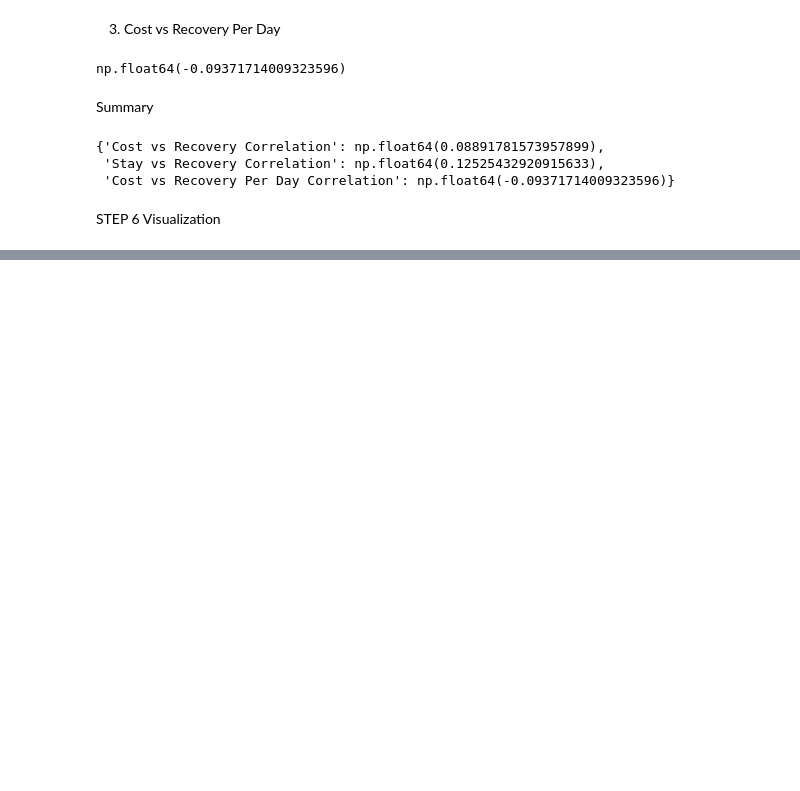
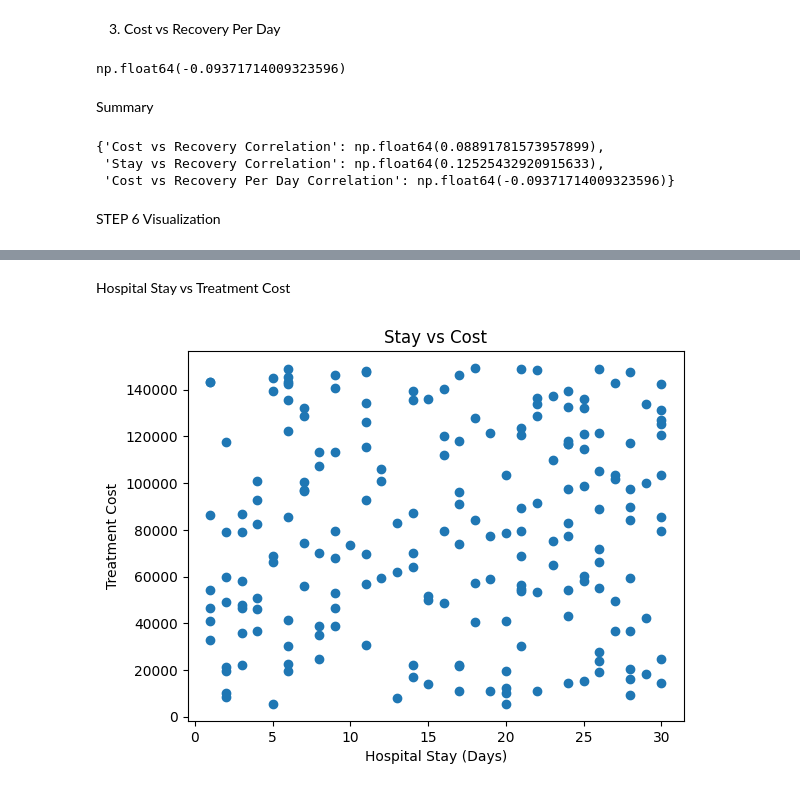
Before and after one commit to Prasannabade13/HEOR-Healthcare-Economics-and-Outcomes-Research-, a Jupyter notebook: HEOR.ipynb, the cells around one changed output, grey strips where cells are left out. Drawn from its saved outputs; the diff is of its cells as text; code cells hidden in the pictures; blank space fills up the shorter version.

```diff
--- a/HEOR.ipynb
+++ b/HEOR.ipynb
@@ -381,0 +406,11 @@ STEP 6 Visualization
+# %% [markdown]
+Hospital Stay vs Treatment Cost
+# %%
+plt.figure()
+plt.scatter(df["Hospital Stay (Days)"], df["Treatment Cost"])
+plt.xlabel("Hospital Stay (Days)")
+plt.ylabel("Treatment Cost")
+plt.title("Stay vs Cost")
+plt.show()
+# %% [output]
+[figure, added]
```
Also changed, not shown: parts of 30 cells of this notebook.
